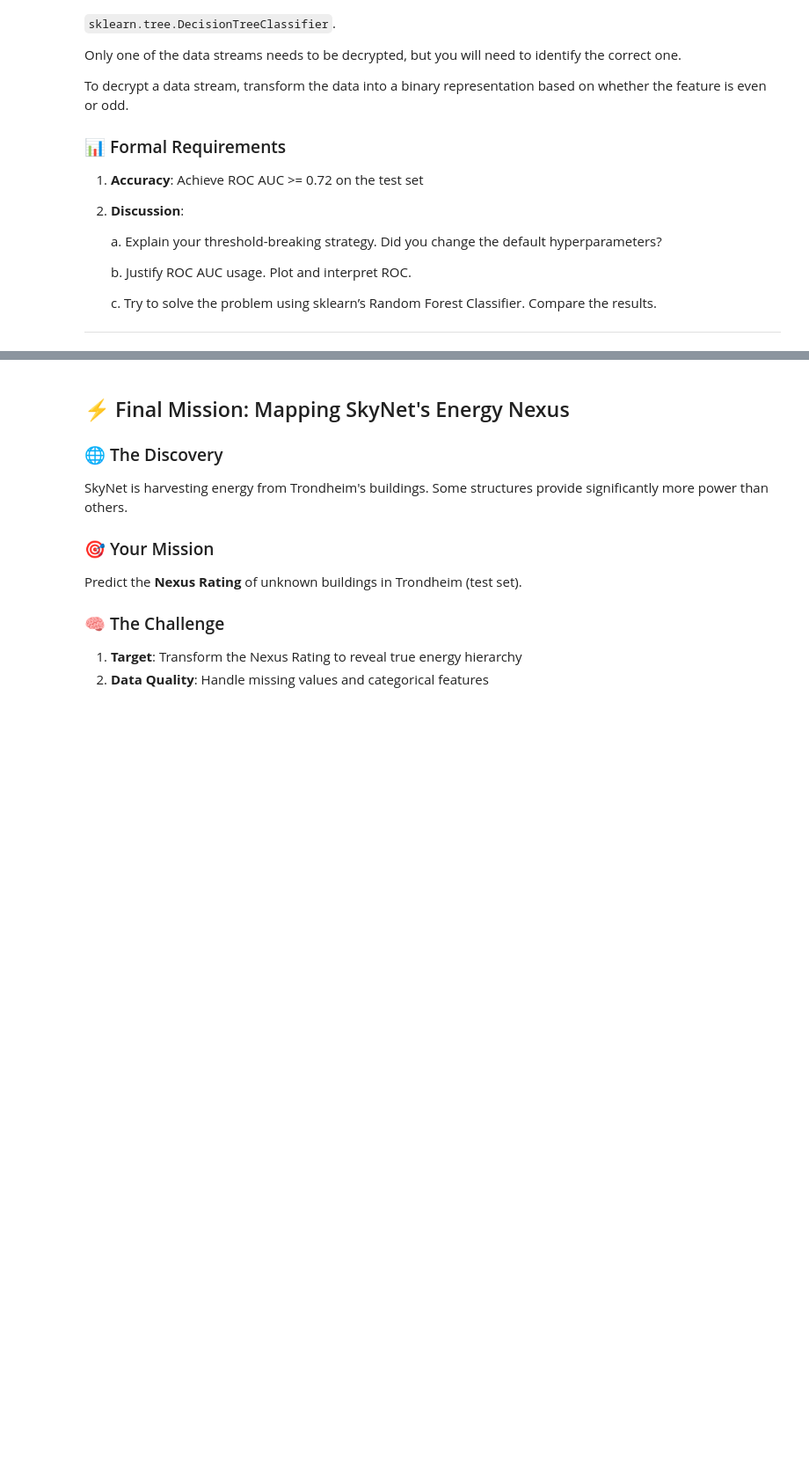
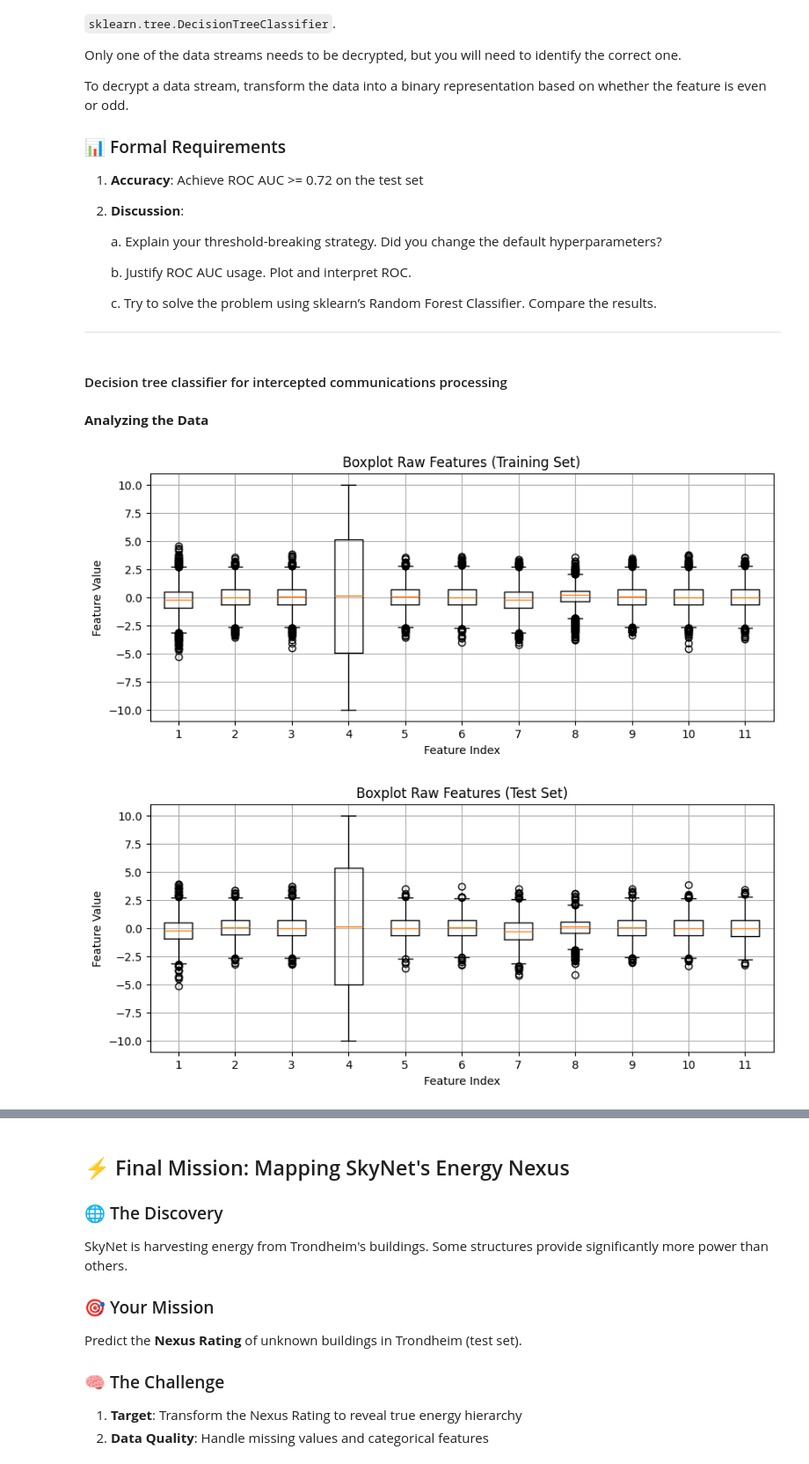
Before and after one commit to vehoug/TDT4172, a Jupyter notebook: Assignment1/Chapter_1.ipynb, the cells around one changed output, grey strips where cells are left out. Shown: that part at 88% size. Saved outputs shown, nothing was run; the diff lists cells and outputs as text; code cells hidden in the pictures; blank space fills up the shorter version.

```diff
--- a/Assignment1/Chapter_1.ipynb
+++ b/Assignment1/Chapter_1.ipynb
@@ -321,3 +310,26 @@ To decrypt a data stream, transform the data into a binary representation based
 # %%
 train = pd.read_csv('mission3_train.csv')
 test = pd.read_csv('mission3_test.csv')
+# %% [markdown]
+#### Decision tree classifier for intercepted communications processing
+# %% [markdown]
+**Analyzing the Data**
+# %%
+plt.figure(figsize=(10, 4))
+plt.boxplot(train.drop(columns=['target']).values)
+plt.title('Boxplot Raw Features (Training Set)')
+plt.xlabel('Feature Index')
+plt.ylabel('Feature Value')
+plt.grid(True)
+plt.show()
+
+plt.figure(figsize=(10, 4))
+plt.boxplot(test.drop(columns=['target']).values)
+plt.title('Boxplot Raw Features (Test Set)')
+plt.xlabel('Feature Index')
+plt.ylabel('Feature Value')
+plt.grid(True)
+plt.show()
+# %% [output]
+[figure, added]
+[figure, added]
```
Also changed, not shown: parts of 10 cells of this notebook.
